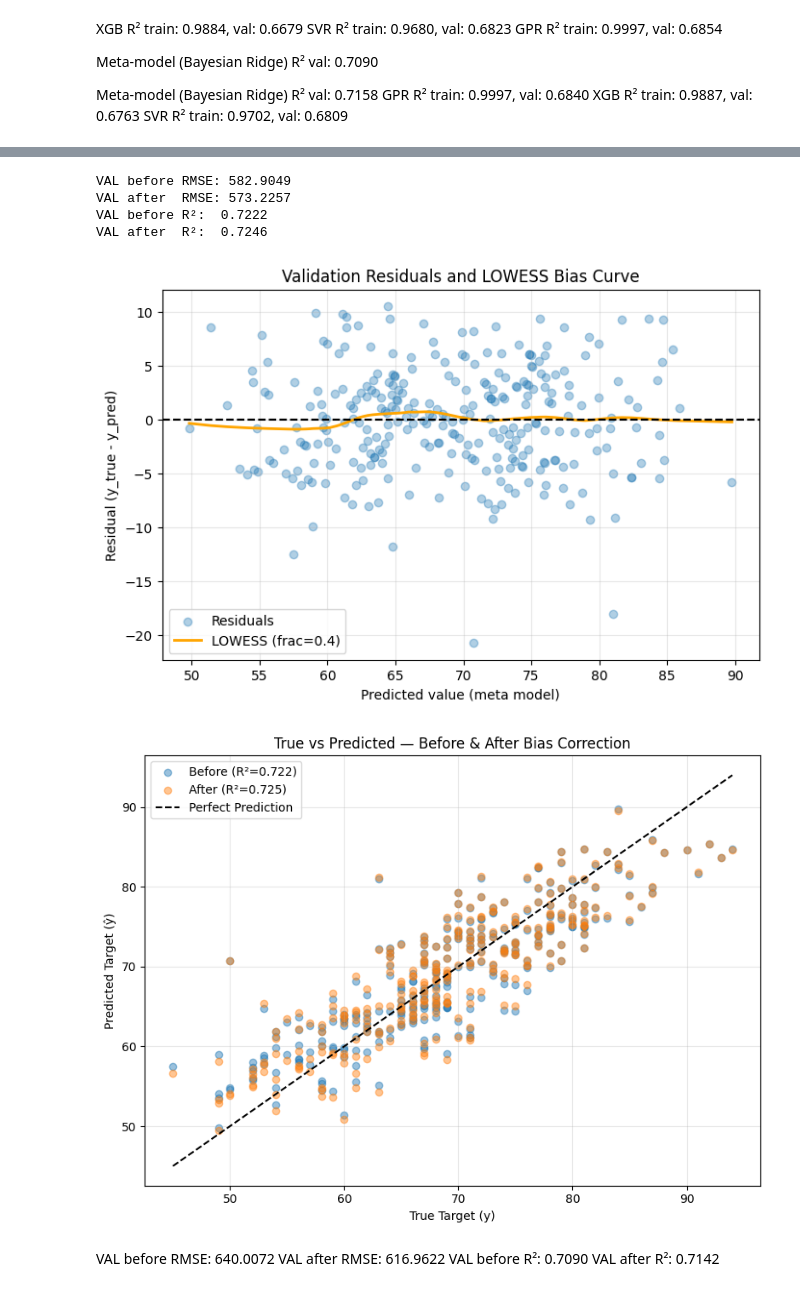
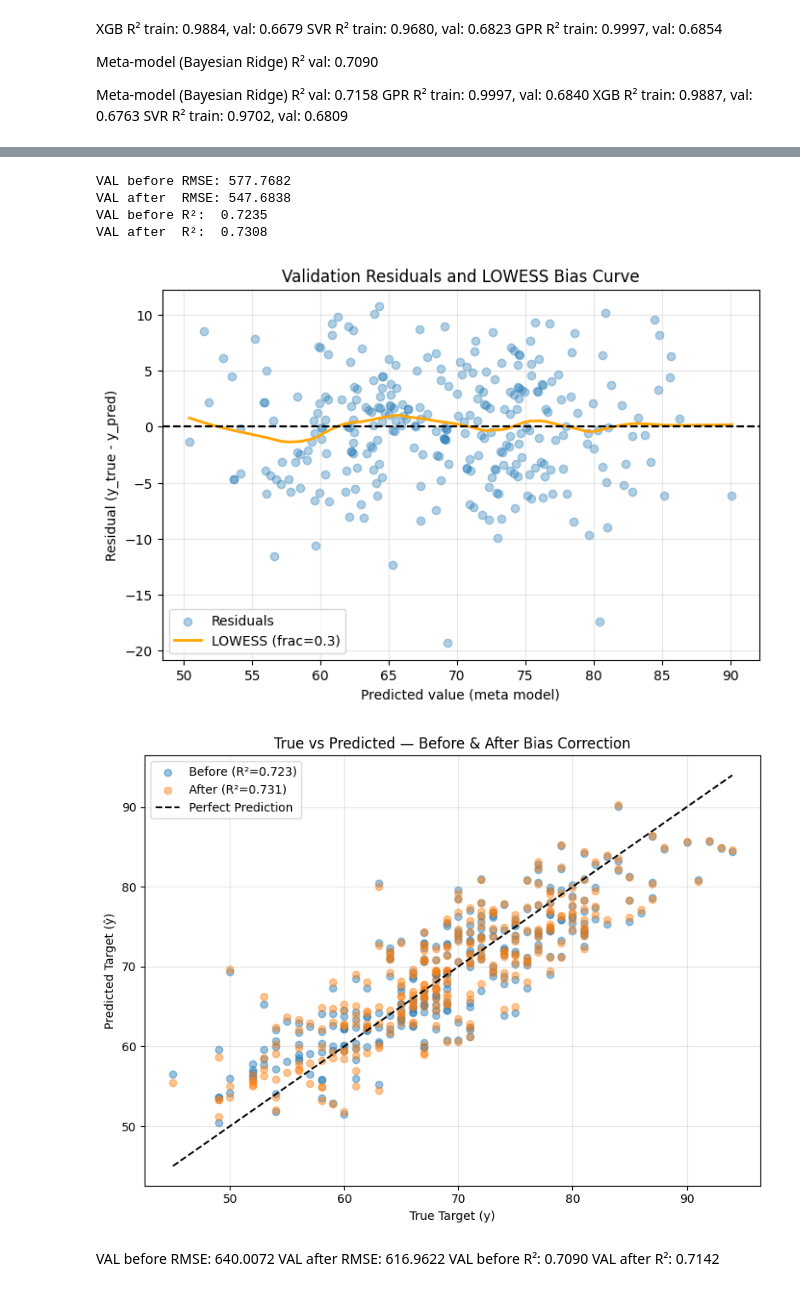
Before and after one commit to lambione/ETH-KAGGLE-COMPETITIONS-AML, a Jupyter notebook: PROJECT_1/mri_detection.ipynb, the cells around one changed output, grey strips where cells are left out. Drawn from its saved outputs; the diff is of its cells as text; code cells hidden in the pictures.

```diff
--- a/PROJECT_1/mri_detection.ipynb
+++ b/PROJECT_1/mri_detection.ipynb
@@ -473,9 +473,9 @@ f_sorted = f_scores_series.sort_values(ascending=False)
 
 top_features_linear = f_sorted.index[:70]
 top_features_mi = mi_sorted.index[:85]
-top_features_30 = mi_sorted.index[7:60].union(mi_sorted.index[120:150])
+top_features_30 = mi_sorted.index[7:60].union(mi_sorted.index[110:150])
 top_features_30_30 = mi_sorted.index[:60].union(mi_sorted.index[180:200])
-top_features_60 = mi_sorted.index[40:55]
+top_features_60 = mi_sorted.index[40:55].union(mi_sorted.index[15:17]).union(mi_sorted.index[5:10])
 top_features_80 = mi_sorted.index[50:75]
 
 # mi_sorted.index[50:75].union(mi_sorted.index[120:150])
@@ -877,7 +877,7 @@ y_pred_val = meta_pred_val
 residuals = y_val - y_pred_val
 
 lowess = sm.nonparametric.lowess
-frac = 0.4
+frac = 0.3
 lowess_fit = lowess(residuals, y_pred_val, frac=frac, return_sorted=True)
 
 xs = lowess_fit[:, 0]
@@ -893,39 +893,39 @@ r2_before   = r2_score(y_val, y_pred_val)
 r2_after    = r2_score(y_val, y_pred_val_corrected)
 
 print(f"VAL before RMSE: {rmse_before:.4f}")
 print(f"VAL after  RMSE: {rmse_after:.4f}")
 print(f"VAL before R²:  {r2_before:.4f}")
 print(f"VAL after  R²:  {r2_after:.4f}")
 
 plt.figure(figsize=(8,5))
 plt.scatter(y_pred_val, residuals, alpha=0.35, label='Residuals')
 plt.plot(xs, ys, linewidth=2, color='orange', label=f'LOWESS (frac={frac})')
 plt.axhline(0, linestyle='--', color='k')
 plt.xlabel('Predicted value (meta model)')
 plt.ylabel('Residual (y_true - y_pred)')
 plt.title('Validation Residuals and LOWESS Bias Curve')
 plt.legend()
 plt.grid(alpha=0.3)
 plt.show()
 
 plt.figure(figsize=(8,6))
 plt.scatter(y_val, y_pred_val, alpha=0.45, label=f'Before (R²={r2_before:.3f})')
 plt.scatter(y_val, y_pred_val_corrected, alpha=0.45, label=f'After (R²={r2_after:.3f})')
 plt.plot([y_val.min(), y_val.max()], [y_val.min(), y_val.max()], 'k--', label='Perfect Prediction')
 plt.xlabel('True Target (y)')
 plt.ylabel('Predicted Target (ŷ)')
 plt.title('True vs Predicted — Before & After Bias Correction')
 plt.legend()
 plt.grid(alpha=0.3)
 plt.tight_layout()
 plt.show()
 # %% [output]
-VAL before RMSE: 582.9049
-VAL after  RMSE: 573.2257
-VAL before R²:  0.7222
-VAL after  R²:  0.7246
+VAL before RMSE: 577.7682
+VAL after  RMSE: 547.6838
+VAL before R²:  0.7235
+VAL after  R²:  0.7308
-[figure, old version]
+[figure, new version]
-[figure, old version]
+[figure, new version]
 # %% [markdown]
 VAL before RMSE: 640.0072
 VAL after  RMSE: 616.9622
```
Also changed, not shown: parts of 7 cells of this notebook.
